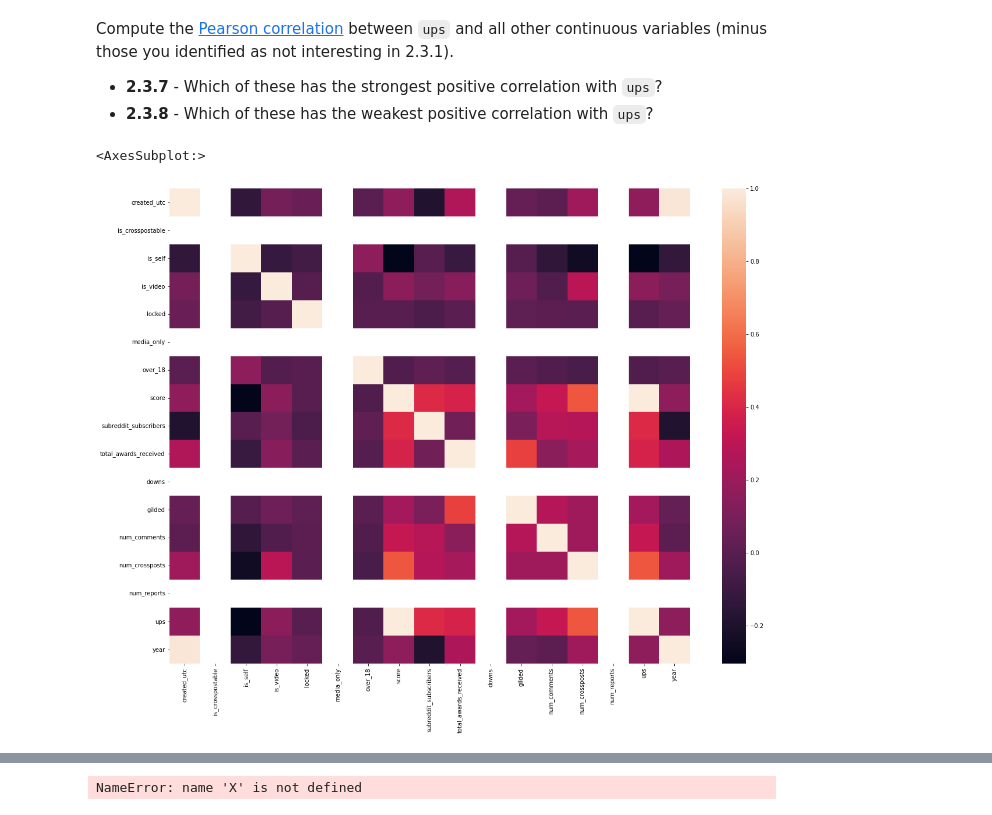
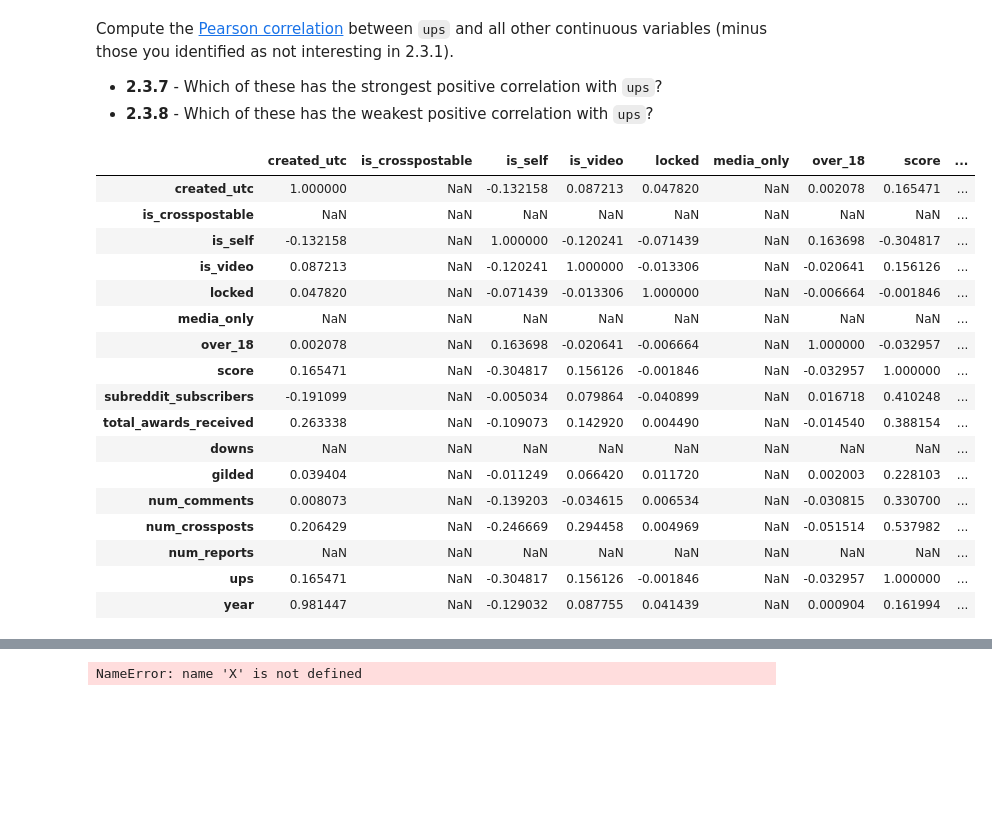
Before and after one commit to IAM-RAAVAAN/ml-project, a Jupyter notebook: assignment_1_474_s22_working.ipynb, the cells around one changed output, grey strips where cells are left out. Drawn from its saved outputs; the diff is of its cells as text; code cells hidden in the pictures; blank space fills up the shorter version.

```diff
--- a/assignment_1_474_s22_working.ipynb
+++ b/assignment_1_474_s22_working.ipynb
@@ -590,7 +565,23 @@ Compute the [Pearson correlation](https://pandas.pydata.org/docs/reference/api/p
 # %%
 # Code for 2.3.7-8 here
 import seaborn as sns
-sns.heatmap(part2_data.corr())
+part2_data.corr()
 # %% [output]
-<AxesSubplot:>
-[figure, removed]
+|  | created_utc | is_crosspostable | is_self | is_video | locked | media_only | over_18 | score | ... |
+| created_utc | 1.000000 | NaN | -0.132158 | 0.087213 | 0.047820 | NaN | 0.002078 | 0.165471 | ... |
+| is_crosspostable | NaN | NaN | NaN | NaN | NaN | NaN | NaN | NaN | ... |
+| is_self | -0.132158 | NaN | 1.000000 | -0.120241 | -0.071439 | NaN | 0.163698 | -0.304817 | ... |
+| is_video | 0.087213 | NaN | -0.120241 | 1.000000 | -0.013306 | NaN | -0.020641 | 0.156126 | ... |
+| locked | 0.047820 | NaN | -0.071439 | -0.013306 | 1.000000 | NaN | -0.006664 | -0.001846 | ... |
+| media_only | NaN | NaN | NaN | NaN | NaN | NaN | NaN | NaN | ... |
+| over_18 | 0.002078 | NaN | 0.163698 | -0.020641 | -0.006664 | NaN | 1.000000 | -0.032957 | ... |
+| score | 0.165471 | NaN | -0.304817 | 0.156126 | -0.001846 | NaN | -0.032957 | 1.000000 | ... |
+| subreddit_subscribers | -0.191099 | NaN | -0.005034 | 0.079864 | -0.040899 | NaN | 0.016718 | 0.410248 | ... |
+| total_awards_received | 0.263338 | NaN | -0.109073 | 0.142920 | 0.004490 | NaN | -0.014540 | 0.388154 | ... |
+| downs | NaN | NaN | NaN | NaN | NaN | NaN | NaN | NaN | ... |
+| gilded | 0.039404 | NaN | -0.011249 | 0.066420 | 0.011720 | NaN | 0.002003 | 0.228103 | ... |
+| num_comments | 0.008073 | NaN | -0.139203 | -0.034615 | 0.006534 | NaN | -0.030815 | 0.330700 | ... |
+| num_crossposts | 0.206429 | NaN | -0.246669 | 0.294458 | 0.004969 | NaN | -0.051514 | 0.537982 | ... |
+| num_reports | NaN | NaN | NaN | NaN | NaN | NaN | NaN | NaN | ... |
+| ups | 0.165471 | NaN | -0.304817 | 0.156126 | -0.001846 | NaN | -0.032957 | 1.000000 | ... |
+| year | 0.981447 | NaN | -0.129032 | 0.087755 | 0.041439 | NaN | 0.000904 | 0.161994 | ... |
```
Also changed, not shown: parts of 6 cells of this notebook, 3 other files.
